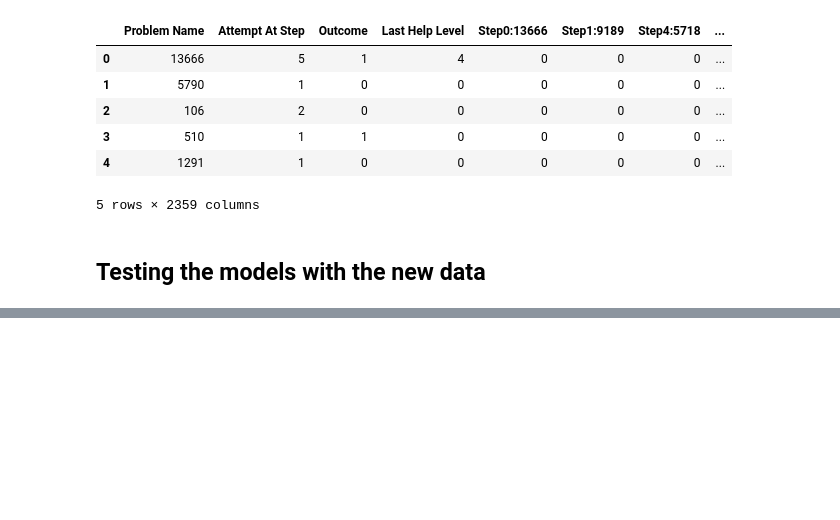
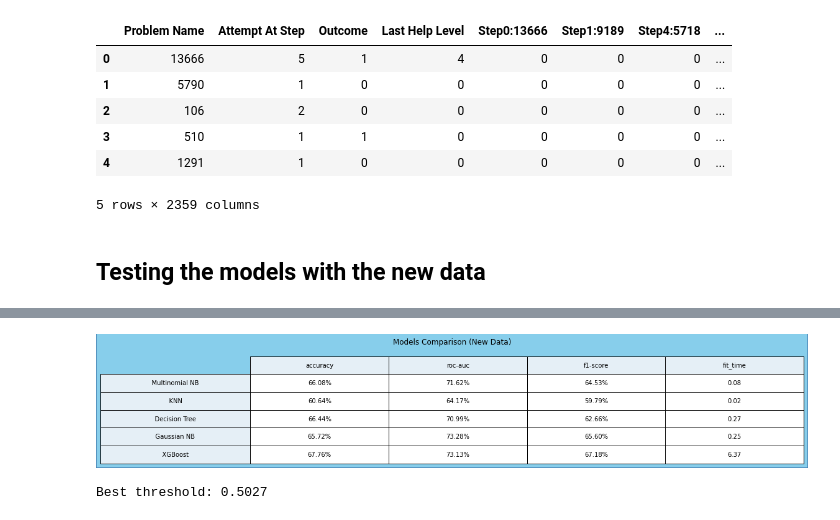
Before and after one commit to boa50/intelligent-tutoring-analysis, a Jupyter notebook: Analysis.ipynb, the cells around one changed output, grey strips where cells are left out. Drawn from its saved outputs; the diff is of its cells as text; code cells hidden in the pictures; blank space fills up the shorter version.

```diff
--- a/Analysis.ipynb
+++ b/Analysis.ipynb
@@ -1175,0 +1134,4 @@ Model metrics:
+# %%
+plot_table(title='Models Comparison (New Data)')
+# %% [output]
+[figure, added]
@@ -1175,0 +1145,16 @@ Model metrics:
+# %%
+y_pred = gaussian_nb_best.predict_proba(X_test)
+
+# Keep probabilities for the positive outcome only
+y_pred = y_pred[:, 1]
+
+# Calculate roc curves
+fpr, tpr, thresholds = roc_curve(y_test, y_pred)
+
+# Get the best threshold based on Youden's J statistic
+J = tpr - fpr
+idx = np.argmax(J)
+best_threshold = thresholds[idx]
+print('Best threshold: {:.4f}'.format(best_threshold))
+# %% [output]
+Best threshold: 0.5027
```
Also changed, not shown: parts of 32 cells of this notebook, 1 other file.
